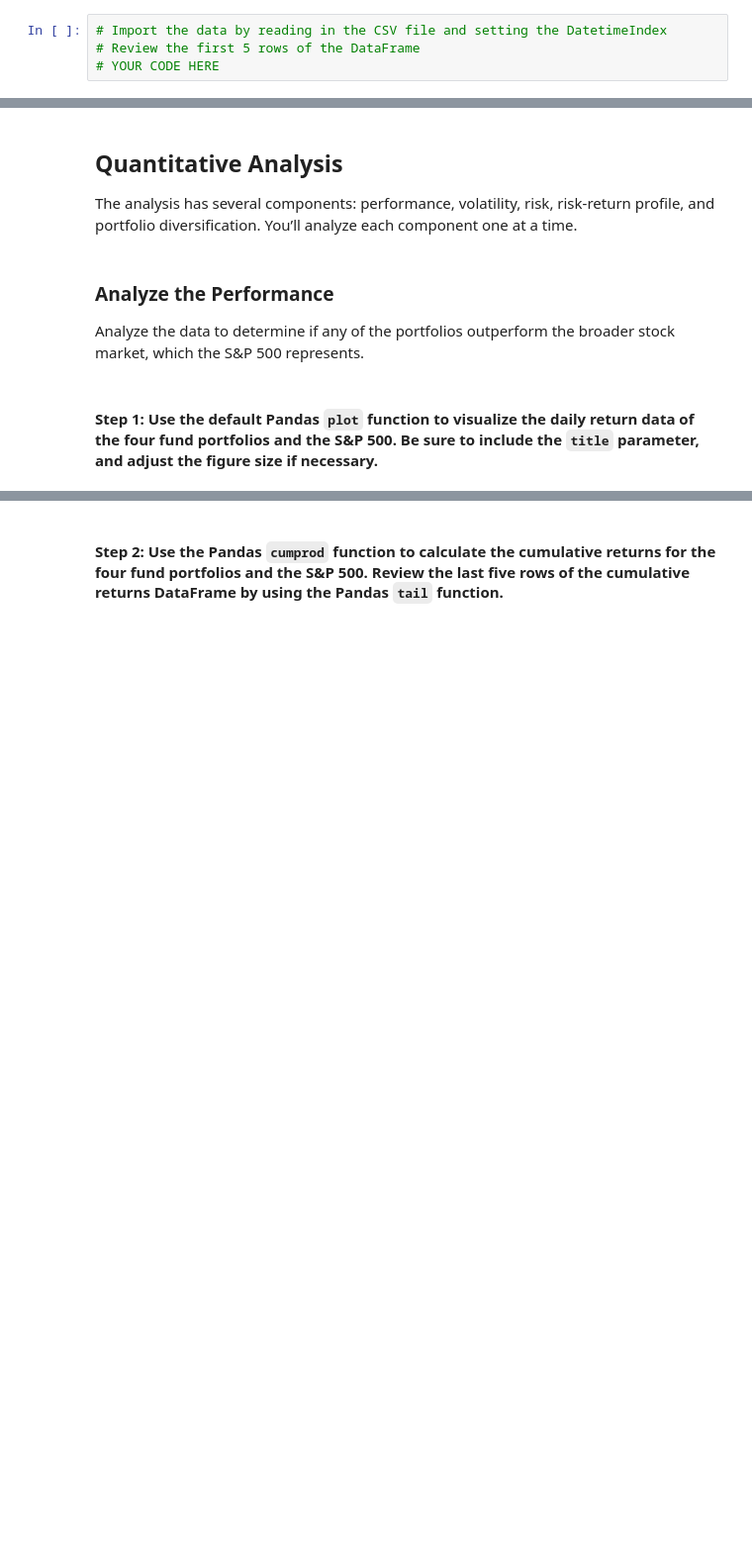
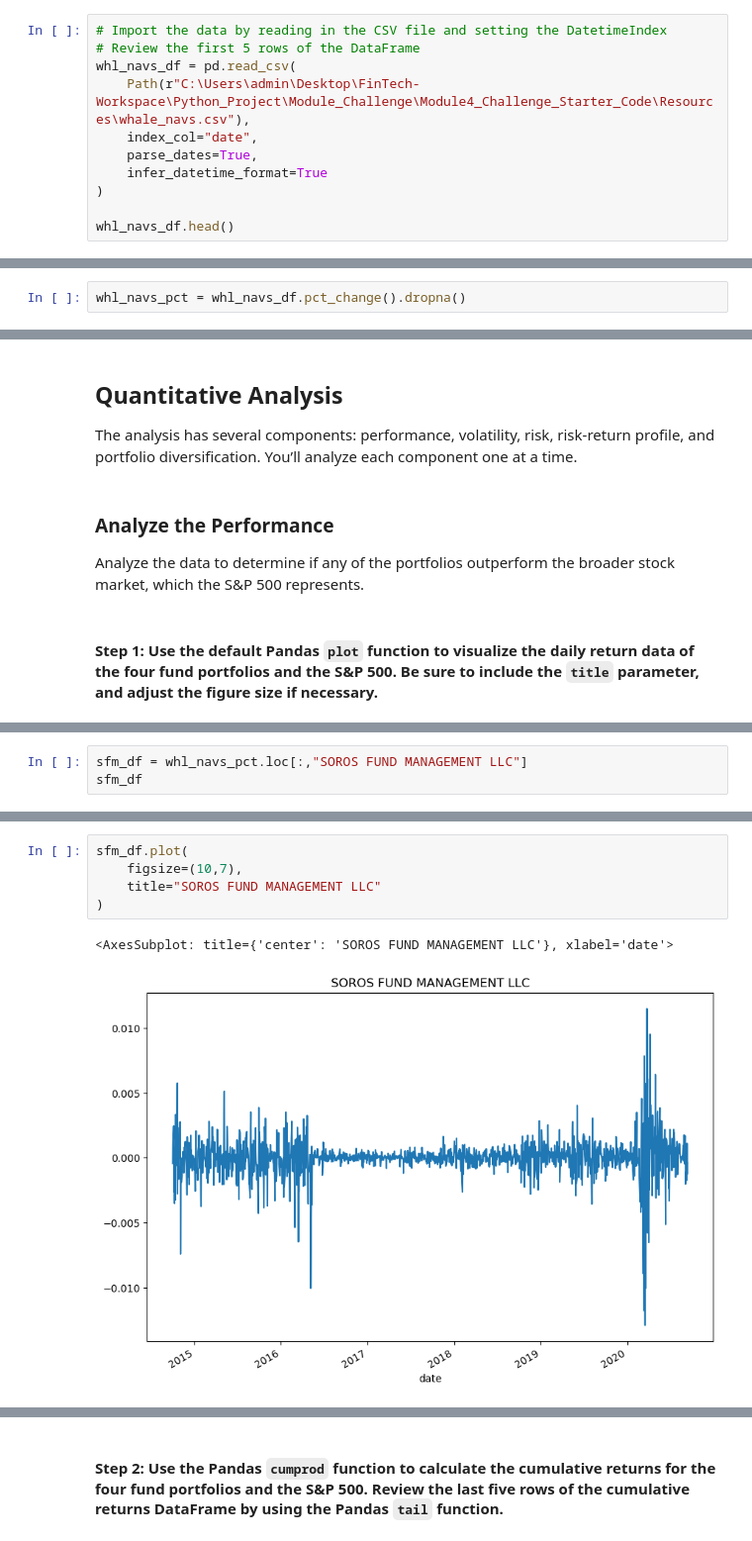
Before and after one commit to SkyRanger05/Module-Challenges, a Jupyter notebook: risk_return_analysis.ipynb, the cells around one changed output, grey strips where cells are left out. Shown at 99% size. Drawn from its saved outputs; the diff is of its cells as text; blank space fills up the shorter version.

Commit message:
Add more visual plots

```diff
--- a/risk_return_analysis.ipynb
+++ b/risk_return_analysis.ipynb
@@ -106,4 +108,11 @@ Finally, answer the following two questions:
 # %%
 # Import the data by reading in the CSV file and setting the DatetimeIndex
 # Review the first 5 rows of the DataFrame
-# YOUR CODE HERE
+whl_navs_df = pd.read_csv(
+    Path(r"C:\Users\admin\Desktop\FinTech-Workspace\Python_Project\Module_Challenge\Module4_Challenge_Starter_Code\Resources\whale_navs.csv"),
+    index_col="date",
+    parse_dates=True,
+    infer_datetime_format=True
+)
+
+whl_navs_df.head()
@@ -116,0 +145,2 @@ Finally, answer the following two questions:
+# %%
+whl_navs_pct = whl_navs_df.pct_change().dropna()
@@ -132,0 +181,3 @@ Analyze the data to determine if any of the portfolios outperform the broader st
+# %%
+sfm_df = whl_navs_pct.loc[:,"SOROS FUND MANAGEMENT LLC"]
+sfm_df
@@ -132,0 +266,8 @@ Analyze the data to determine if any of the portfolios outperform the broader st
+# %%
+sfm_df.plot(
+    figsize=(10,7),
+    title="SOROS FUND MANAGEMENT LLC"
+)
+# %% [output]
+<AxesSubplot: title={'center': 'SOROS FUND MANAGEMENT LLC'}, xlabel='date'>
+[figure, added]
```
Also changed, not shown: parts of 17 cells of this notebook.
